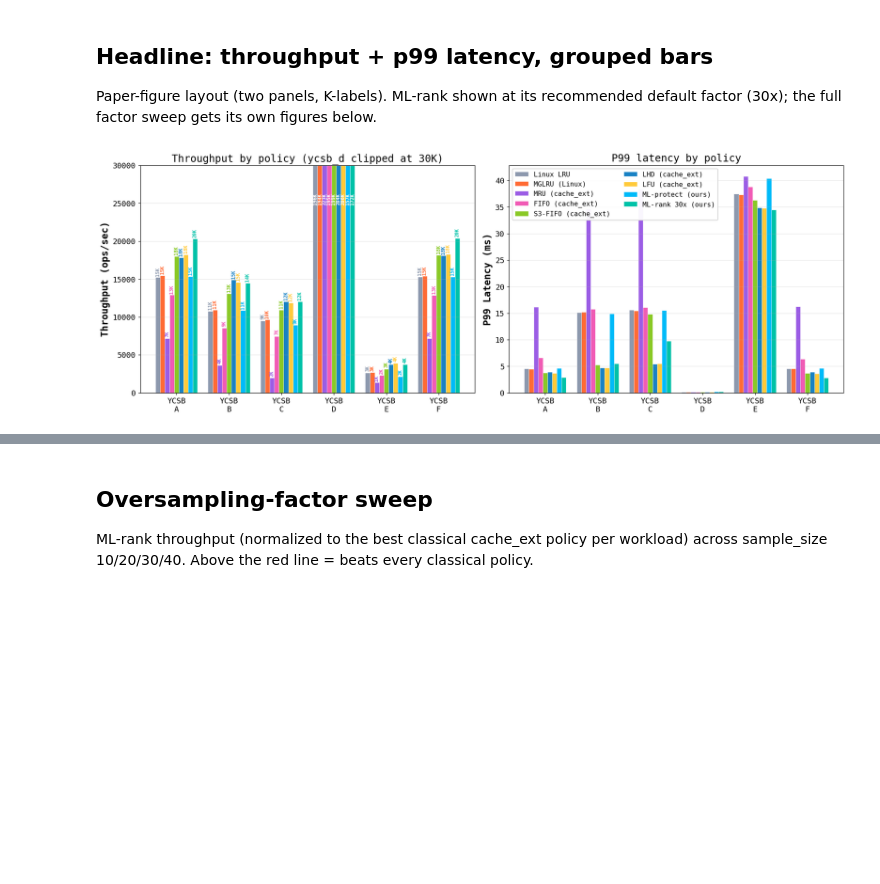
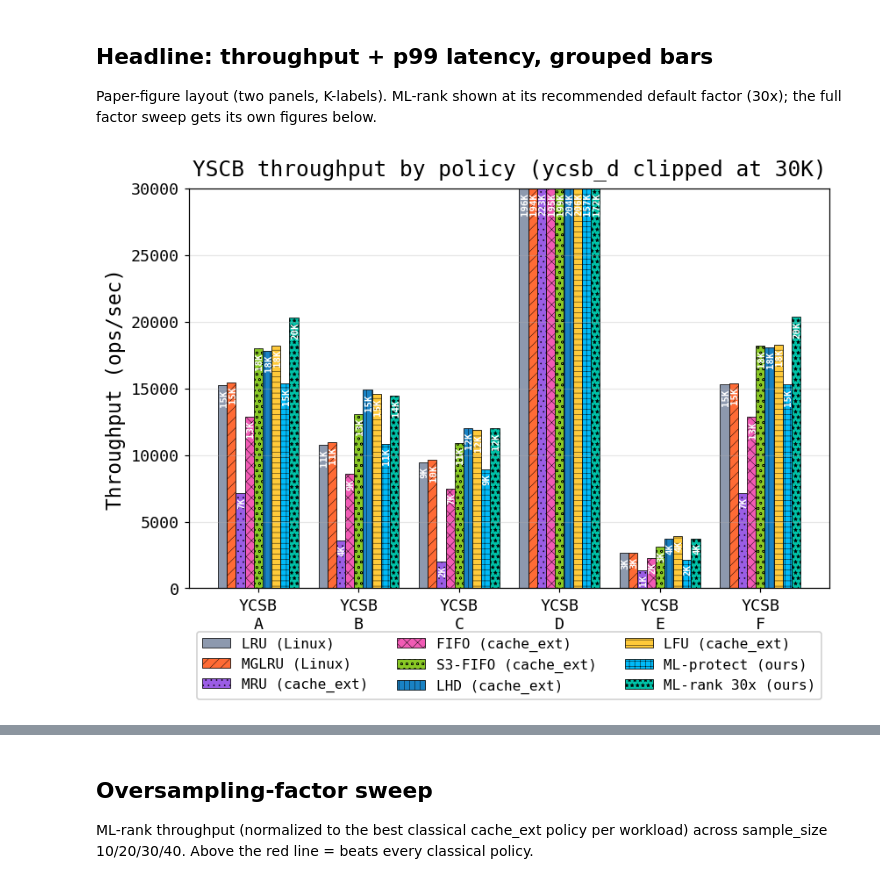
Before and after one commit to JayAndJef/cache_ext_lc, a Jupyter notebook: visualizations/results.ipynb, the cells around one changed output, grey strips where cells are left out. Drawn from its saved outputs; the diff is of its cells as text; code cells hidden in the pictures; blank space fills up the shorter version.

Commit message:
feat: finish visualizations

```diff
--- a/visualizations/results.ipynb
+++ b/visualizations/results.ipynb
@@ -128,38 +151,28 @@ tput.round(0)
 Paper-figure layout (two panels, K-labels). ML-rank shown at its recommended
 default factor (30x); the full factor sweep gets its own figures below.
 # %%
+# Throughput by policy, all YCSB workloads (paper bar; white vertical value labels; key below).
+import matplotlib.patheffects as pe
 HEADLINE = ['Linux LRU', 'MGLRU (Linux)', 'MRU (cache_ext)', 'FIFO (cache_ext)', 'S3-FIFO (cache_ext)',
             'LHD (cache_ext)', 'LFU (cache_ext)', 'ML-protect (ours)', 'ML-rank 30x (ours)']
-
-fig, (ax1, ax2) = plt.subplots(1, 2, figsize=(16.5, 6))
-x = np.arange(len(WORKLOADS))
-width = 0.8 / len(HEADLINE)
+fig, ax = plt.subplots(figsize=(8, 6))
+x = np.arange(len(WORKLOADS)); width = 0.8 / len(HEADLINE)
 for i, pol in enumerate(HEADLINE):
     pos = x - 0.4 + width * (i + 0.5)
     vals = tput[pol].values
-    bars = ax1.bar(pos, vals, width, label=pol, color=COLORS[pol],
-                   edgecolor='white', linewidth=0.4)
+    bars = ax.bar(pos, vals, width, label=disp(pol), color=COLORS[pol], edgecolor='black', linewidth=0.5, hatch=HATCHES.get(pol, ''))
     for r, v in zip(bars, vals):
         if np.isfinite(v) and v > 0:
-            clipped = v > 29000
-            ax1.annotate(f'{v/1000:.0f}K',
-                         (r.get_x() + r.get_width()/2, 25500 if clipped else v),
-                         ha='center', va='center' if clipped else 'bottom',
-                         fontsize=7.5, rotation=90,
-                         color='white' if clipped else COLORS[pol],
-                         fontweight='bold', xytext=(0, 0 if clipped else 2),
-                         textcoords='offset points')
-    ax2.bar(pos, p99[pol].values, width, label=pol, color=COLORS[pol],
-            edgecolor='white', linewidth=0.4)
-ax1.set_ylim(0, 30000); ax1.set_ylabel('Throughput (ops/sec)')
-ax2.set_ylabel('P99 Latency (ms)')
-for ax in (ax1, ax2):
-    ax.set_xticks(x); ax.set_xticklabels(WLABELS); ax.grid(axis='x', alpha=0)
-ax1.set_title('Throughput by policy (ycsb_d clipped at 30K)')
-ax2.set_title('P99 latency by policy')
-ax2.legend(ncol=2)
+            ax.annotate(f'{v/1000:.0f}K', (r.get_x() + r.get_width()/2, min(v, 30000)),
+                        ha='right', va='center', rotation=90, rotation_mode='anchor', fontsize=7, color='white',
+                        fontweight='bold', xytext=(1, -3), textcoords='offset points')
+ax.set_ylim(0, 30000)
+ax.set_ylabel('Throughput (ops/sec)')
+ax.set_xticks(x); ax.set_xticklabels(WLABELS); ax.grid(axis='x', alpha=0)
+ax.set_title('YSCB throughput by policy (ycsb_d clipped at 30K)')
+ax.legend(ncol=3, loc='upper center', bbox_to_anchor=(0.5, -0.09))
 fig.tight_layout()
-fig.savefig(os.path.join(FIGS, 'fig1_throughput_p99_bars.png'))
+fig.savefig(os.path.join(FIGS, 'fig1_throughput_bars.png'))
 plt.show()
 # %% [output]
-[figure, old version]
+[figure, new version]
```
Also changed, not shown: parts of 29 cells of this notebook, 38 other files.
